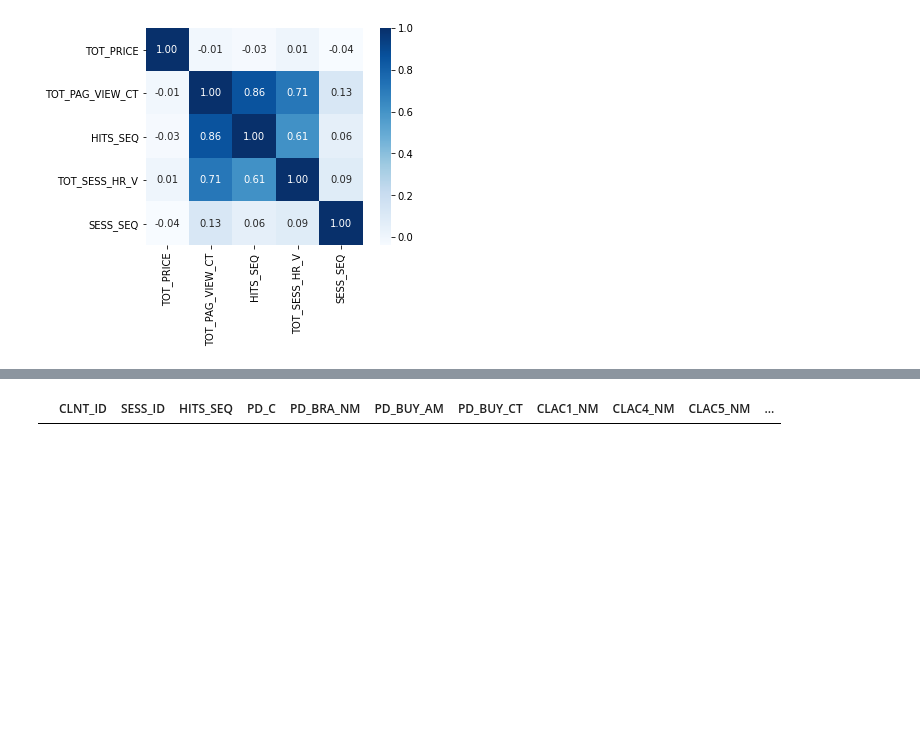
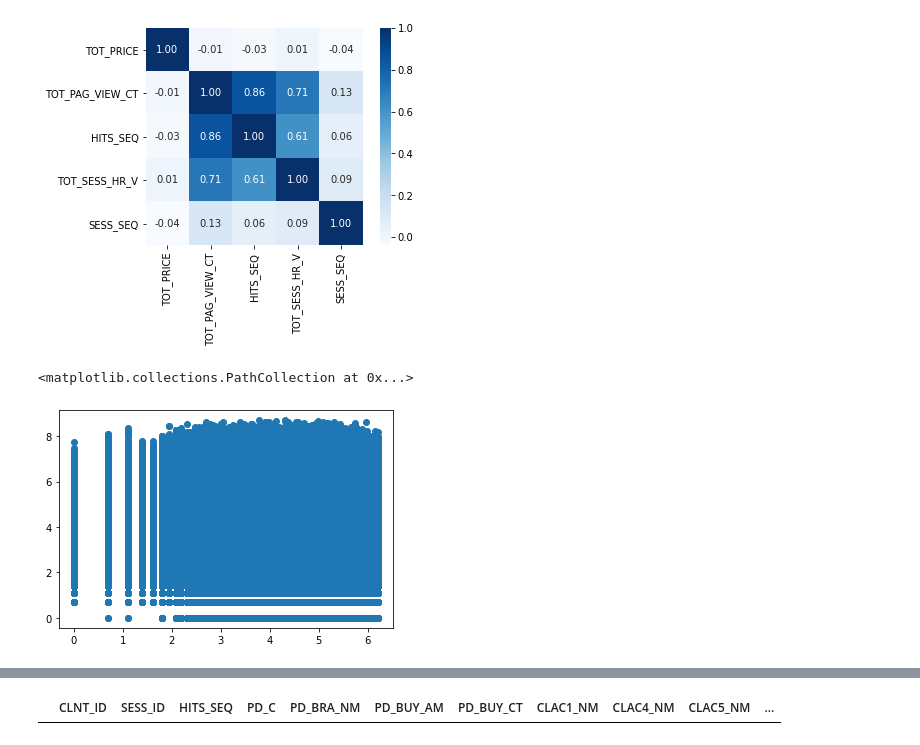
Before and after one commit to chldnjstjr/Lpoint, a Jupyter notebook: Preprocessing.ipynb, the cells around one changed output, grey strips where cells are left out. Drawn from its saved outputs; the diff is of its cells as text; code cells hidden in the pictures; blank space fills up the shorter version.

```diff
--- a/Preprocessing.ipynb
+++ b/Preprocessing.ipynb
@@ -358,3 +360,9 @@ df_heatmap #굳이 그려봤음.
 | SESS_SEQ | -0.039551 | 0.126575 | 0.055653 | 0.085354 | 1.000000 |
 <matplotlib.axes._subplots.AxesSubplot at 0x...>
 [figure]
+# %%
+plt.scatter(np.log(prdmcs['HITS_SEQ']), np.log(prdmcs['SESS_SEQ']))
+plt.show()
+# %% [output]
+<matplotlib.collections.PathCollection at 0x...>
+[figure, added]
```
Also changed, not shown: parts of 28 cells of this notebook.
